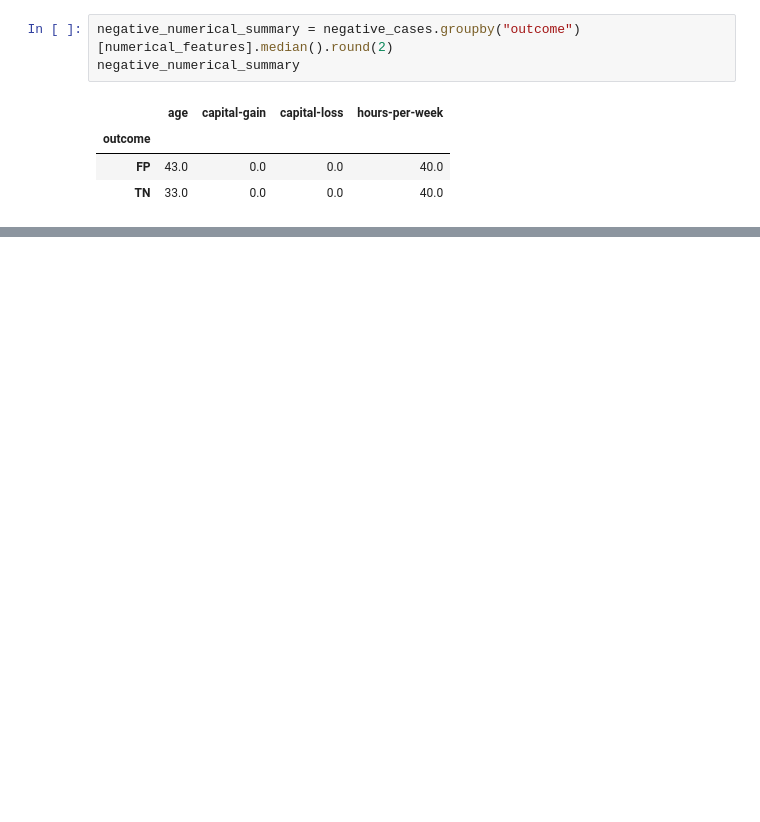
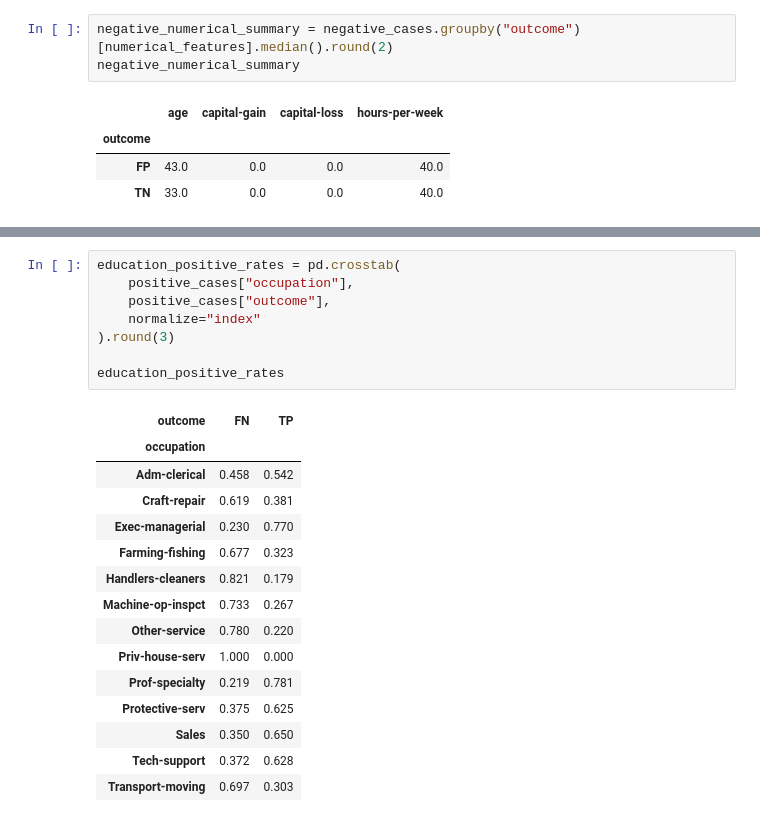
Before and after one commit to SimonYip22/adult-income-ml-classification, a Jupyter notebook: adult_income_workflow.ipynb, the cells around one changed output, grey strips where cells are left out. Cells and saved outputs as stored; diff of their text form; blank space fills up the shorter version.

```diff
--- a/adult_income_workflow.ipynb
+++ b/adult_income_workflow.ipynb
@@ -1062,0 +1156,24 @@ Actual <=50K observations incorrectly predicted as >50K tended to be substantial
+# %%
+education_positive_rates = pd.crosstab(
+    positive_cases["occupation"],
+    positive_cases["outcome"],
+    normalize="index"
+).round(3)
+
+education_positive_rates
+# %% [output]
+| outcome | FN | TP |
+| occupation |  |  |
+| Adm-clerical | 0.458 | 0.542 |
+| Craft-repair | 0.619 | 0.381 |
+| Exec-managerial | 0.230 | 0.770 |
+| Farming-fishing | 0.677 | 0.323 |
+| Handlers-cleaners | 0.821 | 0.179 |
+| Machine-op-inspct | 0.733 | 0.267 |
+| Other-service | 0.780 | 0.220 |
+| Priv-house-serv | 1.000 | 0.000 |
+| Prof-specialty | 0.219 | 0.781 |
+| Protective-serv | 0.375 | 0.625 |
+| Sales | 0.350 | 0.650 |
+| Tech-support | 0.372 | 0.628 |
+| Transport-moving | 0.697 | 0.303 |
```
Also changed, not shown: parts of 9 cells of this notebook.
